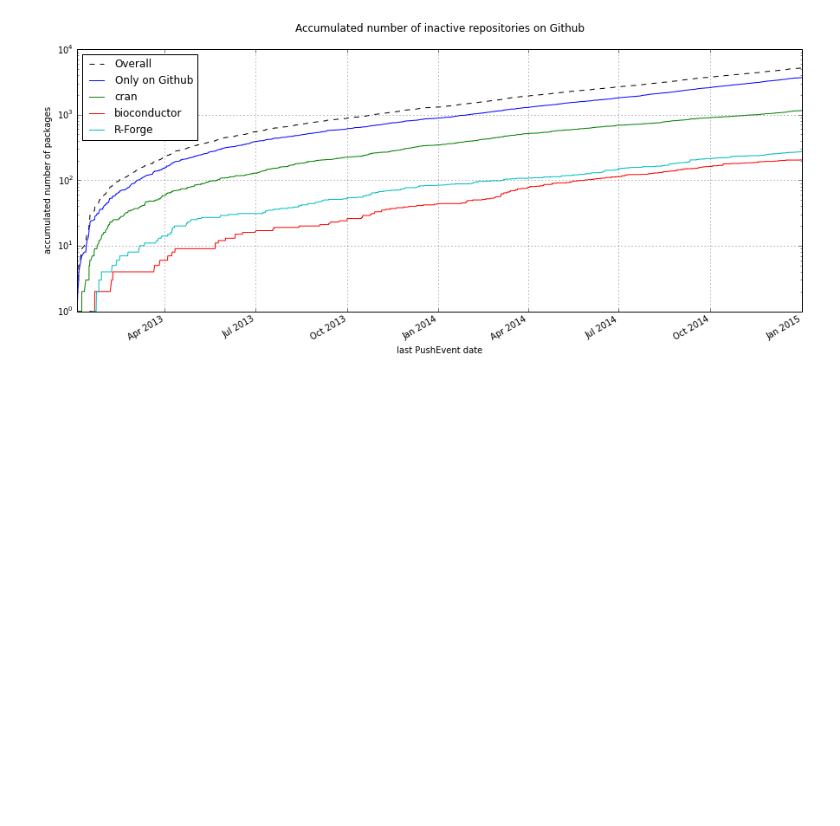
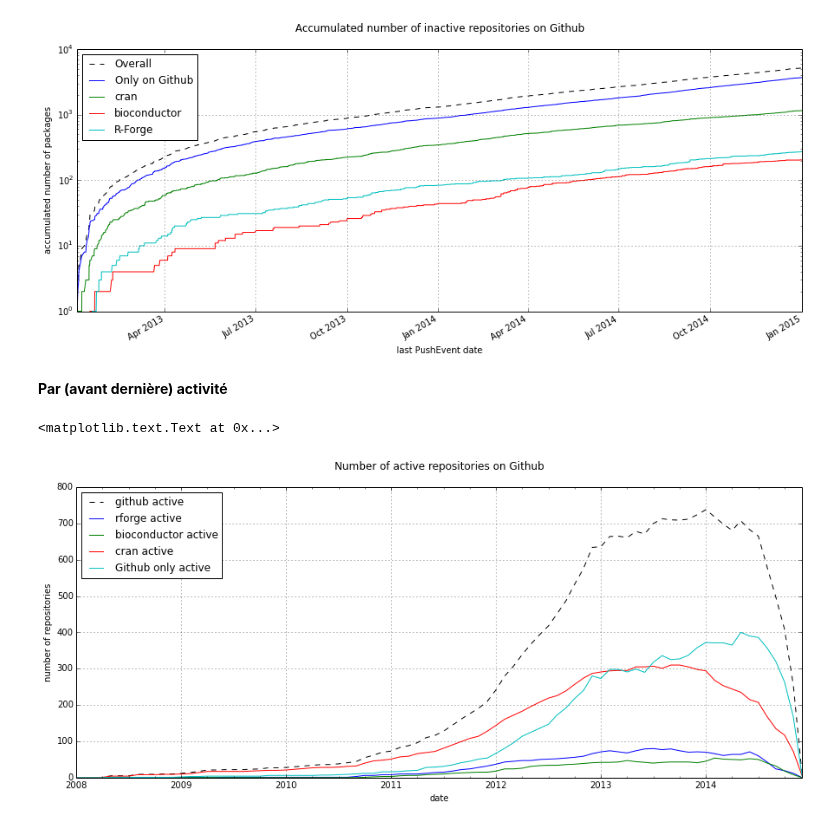
Before and after one commit to maelick/GitHub-API-Helpers, a Jupyter notebook: notebooks/IWSECO - Repository activity.ipynb, the cells around one changed output. Saved outputs shown, nothing was run; the diff lists cells and outputs as text; code cells hidden in the pictures; blank space fills up the shorter version.

```diff
--- a/notebooks/IWSECO - Repository activity.ipynb
+++ b/notebooks/IWSECO - Repository activity.ipynb
@@ -56,3 +54,25 @@ _.set_ylabel('accumulated number of packages')
 # %% [output]
 <matplotlib.text.Text at 0x...>
 [figure]
+# %% [markdown]
+**Par (avant dernière) activité**
+# %%
+def filtered_count(df, category, date):
+    return df[df['creation'] <= date][df['last_push'] >= date][category].sum()
+# %%
+active = creations.copy()
+active['creation'] = active.index
+
+temp = pandas.DataFrame(index=pandas.bdate_range('2008-1-1', periods=84, freq='M'))
+
+for date in temp.index:
+    for cat in ['github', 'rforge', 'bioconductor', 'cran', 'Github only']:
+        value = filtered_count(active, cat, date)
+        temp.at[date, cat+' active'] = value
+# %%
+_ = temp.plot(figsize=(15,6), style=['k--'],title='Number of active repositories on Github\n')
+_.set_xlabel('date')
+_.set_ylabel('number of repositories')
+# %% [output]
+<matplotlib.text.Text at 0x...>
+[figure, added]
```
Also changed, not shown: parts of 3 cells of this notebook, 2 other files.
